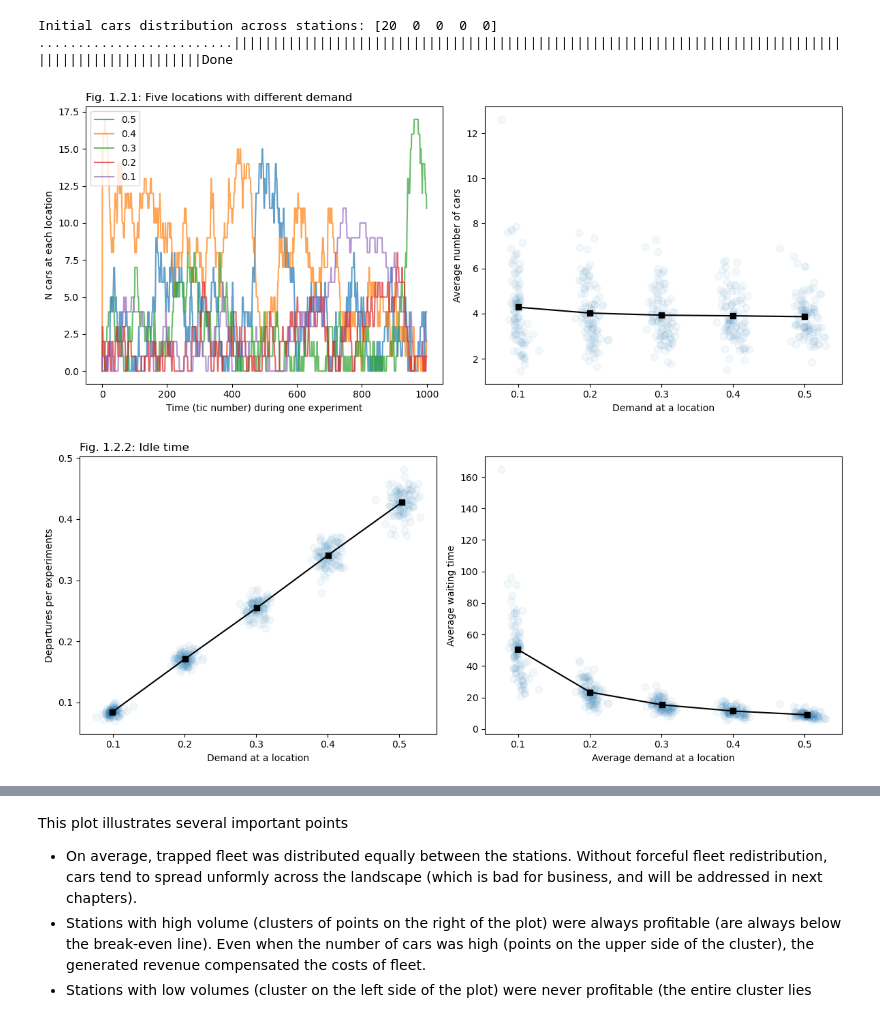
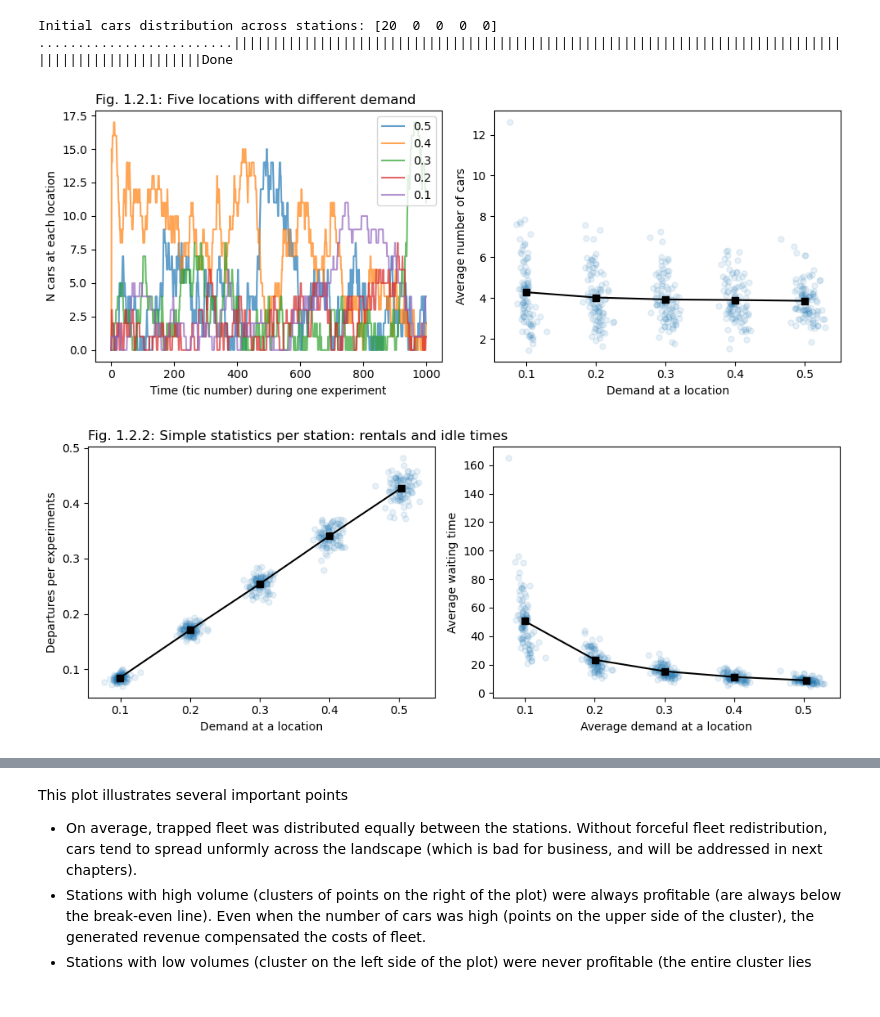
Before and after one commit to khakhalin/carsharing101, a Jupyter notebook: scripts/01natural_02stations.ipynb, the cells around one changed output, grey strips where cells are left out. Drawn from its saved outputs; the diff is of its cells as text; code cells hidden in the pictures.

Commit message:
Better pictures (titles, layout etc)

```diff
--- a/scripts/01natural_02stations.ipynb
+++ b/scripts/01natural_02stations.ipynb
@@ -80,41 +80,41 @@ Initial cars distribution across stations: [20  0  0  0  0]
 # %%
 # Plot and save the figure
 
-plt.figure(figsize=(12, 5), facecolor='white')
+plt.figure(figsize=(10, 4), facecolor='white')
 max_history = 1000
 
 # The tracks from one (last) experiment
 plt.subplot(121)
 plt.title("Fig. 1.2.1: Five locations with different demand", loc='left')
 plt.plot(state_history[:max_history, :], alpha=0.7);
 if n_stations <= 5:
     plt.legend(labels=[f"{d}" for d in demand]);
 plt.xlabel("Time (tic number) during one experiment")
 plt.ylabel("N cars at each location");
 
 # Combined results
 plt.subplot(122)
 #plt.plot(list(demand)*n_experiments, history.flatten(), '.', alpha=0.05, markersize=15);
-plt.plot(total_attempts.flatten()/n_steps_per_experiment, average_cars.flatten(), '.', alpha=0.05, markersize=15);
+plt.plot(total_attempts.flatten()/n_steps_per_experiment, average_cars.flatten(), '.', alpha=0.1, markersize=10);
 plt.plot(demand, average_cars.mean(axis=0), 'ks-')
 plt.xlabel("Demand at a location")
 plt.ylabel("Average number of cars");
 
 plt.tight_layout()
 plt.savefig("../figures/01simple_02stations_01ncars.svg", dpi=300)
 # %% [output]
-[figure, old version]
+[figure, new version]
 # %%
 # Plot and save the figure
 
-plt.figure(figsize=(12, 5), facecolor='white')
+plt.figure(figsize=(10, 4), facecolor='white')
 
 # The tracks from one (last) experiment
 plt.subplot(121)
-plt.title("Fig. 1.2.2: Idle time", loc='left')
+plt.title("Fig. 1.2.2: Simple statistics per station: rentals and idle times", loc='left')
 x = total_attempts/n_steps_per_experiment
 y = total_rentals/n_steps_per_experiment
-plt.plot(x.flatten(), y.flatten(), '.', alpha=0.05, markersize=15);
+plt.plot(x.flatten(), y.flatten(), '.', alpha=0.1, markersize=10);
 plt.plot(x.mean(axis=0), y.mean(axis=0), 'ks-')
 plt.xlabel("Demand at a location")
 plt.ylabel("Departures per experiments");
@@ -122,7 +122,7 @@ plt.ylabel("Departures per experiments");
 # Combined results
 plt.subplot(122)
 y = average_cars / total_rentals * n_steps_per_experiment
-plt.plot(x.flatten(), y.flatten(), '.', alpha=0.05, markersize=15);
+plt.plot(x.flatten(), y.flatten(), '.', alpha=0.1, markersize=10);
 plt.plot(x.mean(axis=0), y.mean(axis=0), 'ks-')
 plt.xlabel("Average demand at a location")
 plt.ylabel("Average waiting time");  # Approximation
@@ -132,4 +132,4 @@ plt.ylabel("Average waiting time");  # Approximation
 plt.tight_layout()
 plt.savefig("../figures/01simple_02stations_02idle.svg", dpi=300)
 # %% [output]
-[figure, old version]
+[figure, new version]
```
Also changed, not shown: parts of 4 cells of this notebook, 21 other files.
